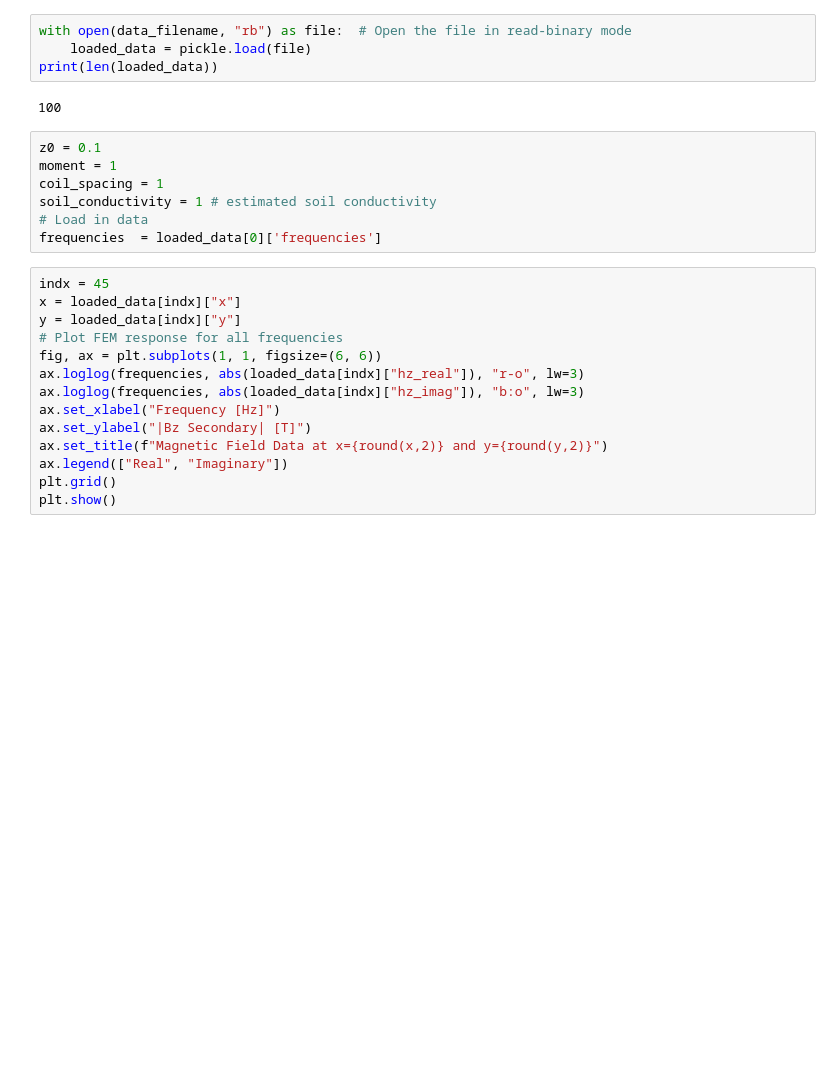
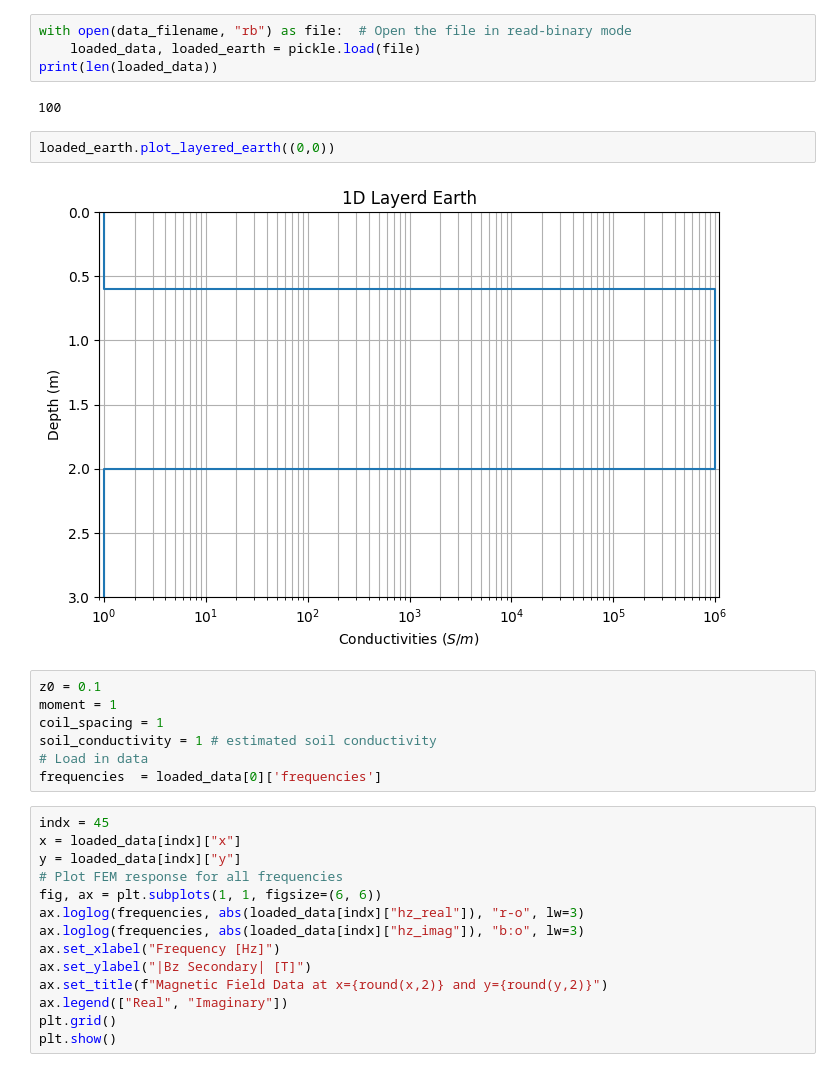
Before and after one commit to matthewhasman/Geophysical-Electromagnetic-Scanner, a Jupyter notebook: UXO_simulation/inversion_simulation_1D.ipynb, the cells around one changed output. Saved outputs shown, nothing was run; the diff lists cells and outputs as text; blank space fills up the shorter version.

```diff
--- a/UXO_simulation/inversion_simulation_1D.ipynb
+++ b/UXO_simulation/inversion_simulation_1D.ipynb
@@ -20,10 +20,14 @@ filename = "forward_simulation_data_test0.pkl" # or something else
 data_filename = dir_path + filename
 # %%
 with open(data_filename, "rb") as file:  # Open the file in read-binary mode
-    loaded_data = pickle.load(file)
+    loaded_data, loaded_earth = pickle.load(file)
 print(len(loaded_data))
 # %% [output]
 100
+# %%
+loaded_earth.plot_layered_earth((0,0))
+# %% [output]
+[figure, added]
 # %%
 z0 = 0.1
 moment = 1
```
Also changed, not shown: 2 other files.
